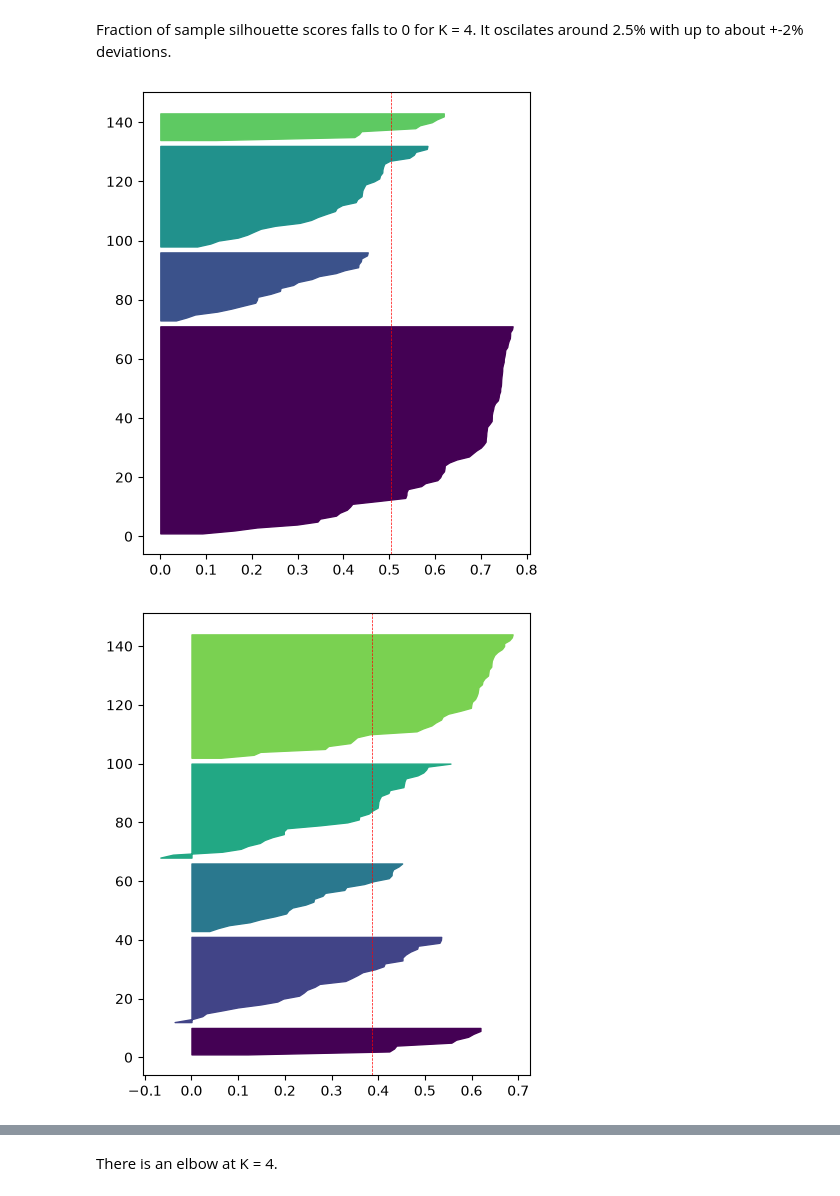
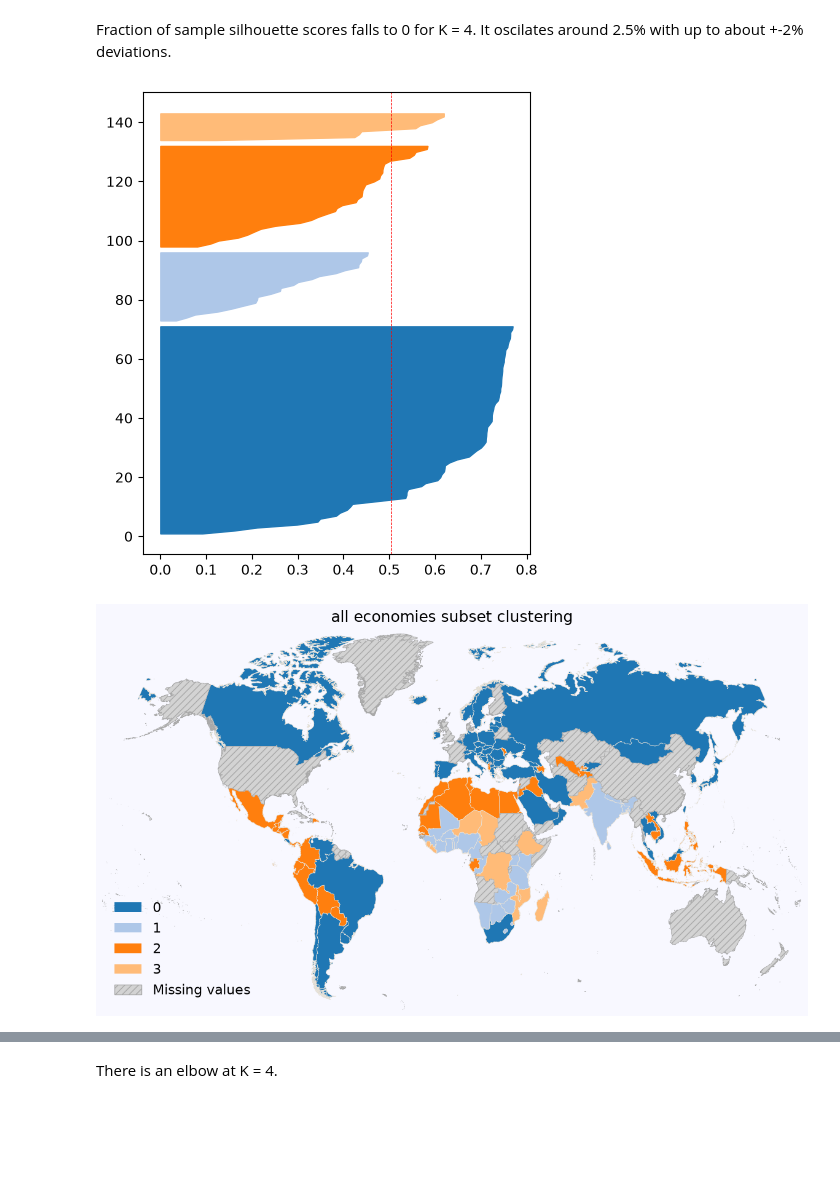
Before and after one commit to reebme/financial-attitudes-clustering, a Jupyter notebook: Notebooks/02_EDA.ipynb, the cells around one changed output, grey strips where cells are left out. Cells and saved outputs as stored; diff of their text form; code cells hidden in the pictures; blank space fills up the shorter version.

```diff
--- a/Notebooks/02_EDA.ipynb
+++ b/Notebooks/02_EDA.ipynb
@@ -30,0 +107,17 @@ from sklearn.metrics import silhouette_score, silhouette_samples
+# %%
+#colors = mpl.color_sequences['petroff10']
+colors = mpl.color_sequences['tab20']
+fig, ax = plt.subplots(figsize=(12, 1.4))
+
+for i, color in enumerate(colors):
+    ax.add_patch(Rectangle((i, 0), 0.5, 0.5, color=color))
+    ax.text(
+        i + 0.25, 0.25, str(i),
+        ha="center", va="center",
+        fontsize=14, fontweight="bold"
+    )
+
+ax.set_xlim(0, 20)
+ax.set_ylim(0, 0.5)
+ax.axis("off")
+plt.show()
@@ -76,4 +172,7 @@ for k in ks:
     )
 
     labels_largest_area[k] = models_largest_area[k].fit_predict(Y)
+# %%
+labels_most_rows = pd.DataFrame(labels_most_rows, index=complete_data_std[0].index)
+labels_largest_area = pd.DataFrame(labels_largest_area, index=largest_area_submatrix.index)
 # %% [markdown]
@@ -102,8 +201,20 @@ plotting_tools.pretty_plot(ks, [(silhouette_samples(X, labels_most_rows[k]) < 0)
 # %% [markdown]
 Fraction of sample silhouette scores falls to 0 for K = 4. It oscilates around 2.5% with up to about +-2% deviations.
 # %%
-clustering_plotting_utils.plot_silhouette_scores_distribution(4, X, labels_most_rows[4])
-clustering_plotting_utils.plot_silhouette_scores_distribution(5, X, labels_most_rows[5])
+K = 4
+
+clustering_plotting_utils.plot_silhouette_scores_distribution(K, X, labels_most_rows[K], colors=colors[:K])
+
+plotting_data = labels_most_rows[K]
+clusters = np.sort(plotting_data.unique())
+# colors = cm.viridis(np.linspace(0, 1, len(clusters)))
+palette = {cluster: mcolors.to_hex(color) for cluster, color in zip(clusters, colors)}
+map_plotting.plot_cluster_map(
+    plotting_data,
+    {l: str(l) for l in clusters},
+    palette,
+    title="all economies subset clustering"
+)
 # %% [output]
-[figure, old version]
+[figure, new version]
-[figure, old version]
+[figure, new version]
```
Also changed, not shown: parts of 69 cells of this notebook.
